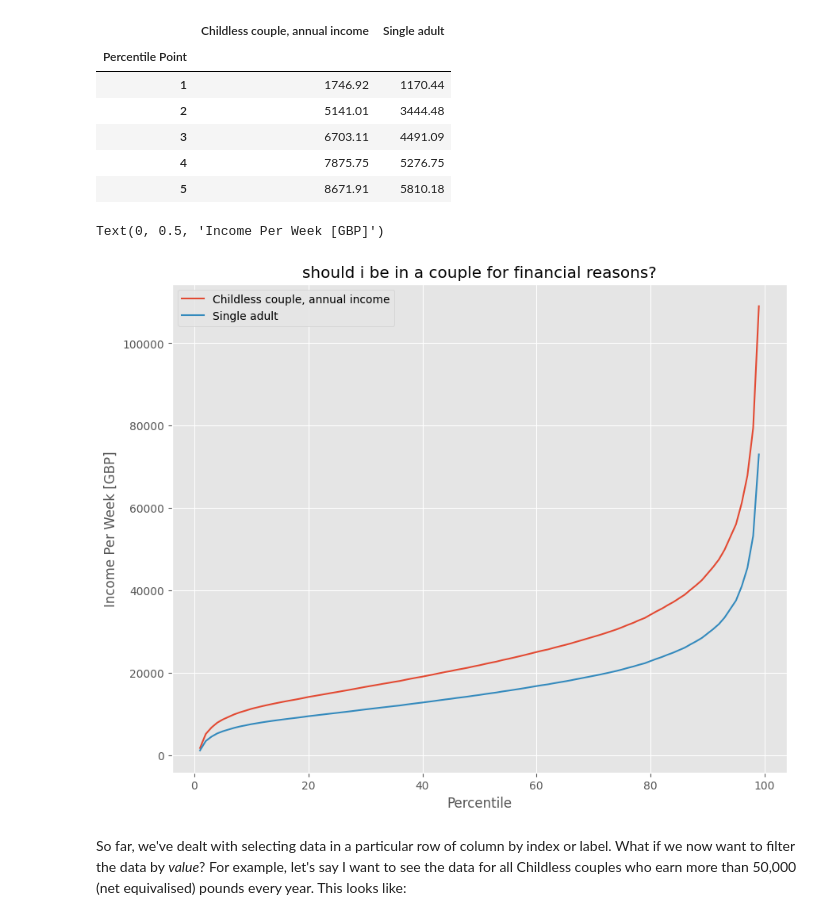
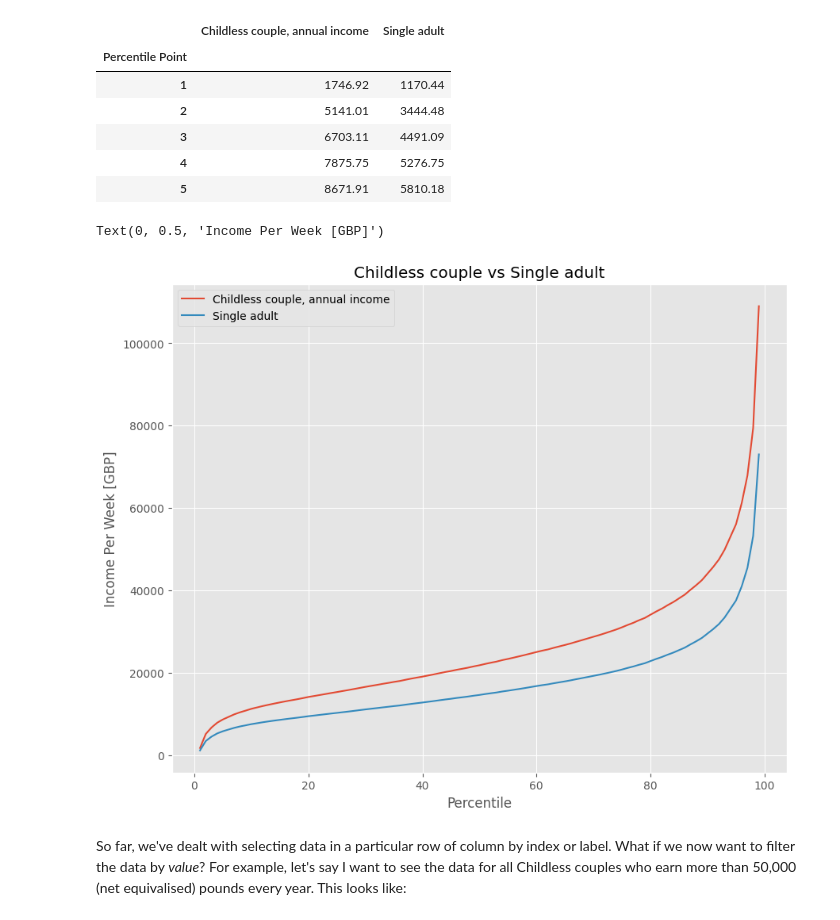
Before and after one commit to Zccarou/QM2, a Jupyter notebook: notebooks/W02. Pandas.ipynb, the cells around one changed output. Saved outputs shown, nothing was run; the diff lists cells and outputs as text; code cells hidden in the pictures.

```diff
--- a/notebooks/W02. Pandas.ipynb
+++ b/notebooks/W02. Pandas.ipynb
@@ -340,9 +345,9 @@ clean.head()
 | 5 | 8671.91 | 5810.18 |
 # %%
 clean.plot()
-plt.title('should i be in a couple for financial reasons?')
+plt.title('Childless couple vs Single adult')
 plt.xlabel('Percentile')
 plt.ylabel('Income Per Week [GBP]')
 # %% [output]
 Text(0, 0.5, 'Income Per Week [GBP]')
-[figure, old version]
+[figure, new version]
```
Also changed, not shown: parts of 15 cells of this notebook.
